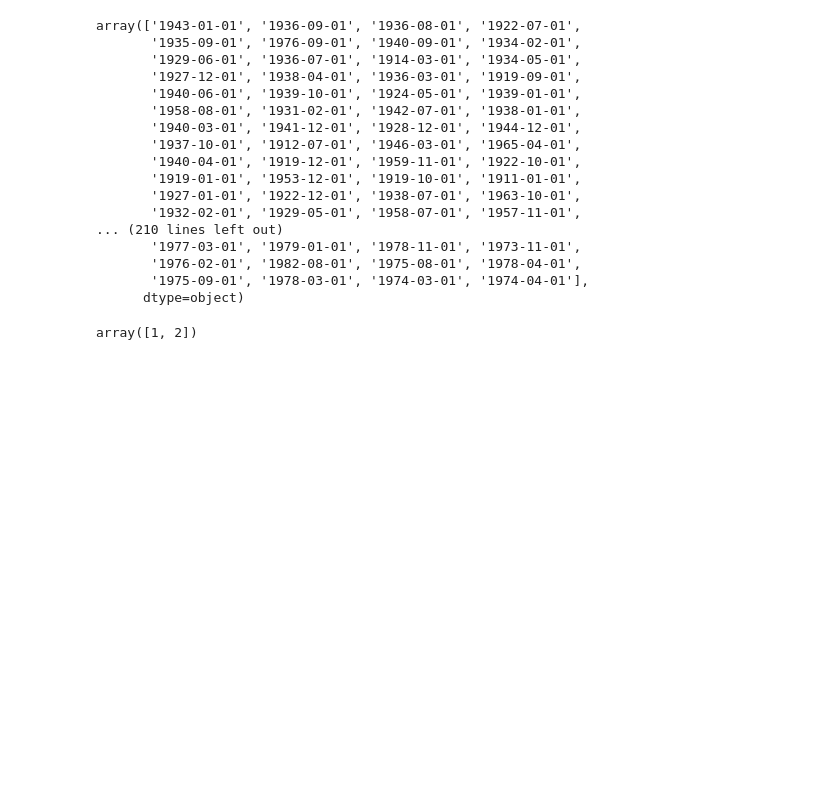
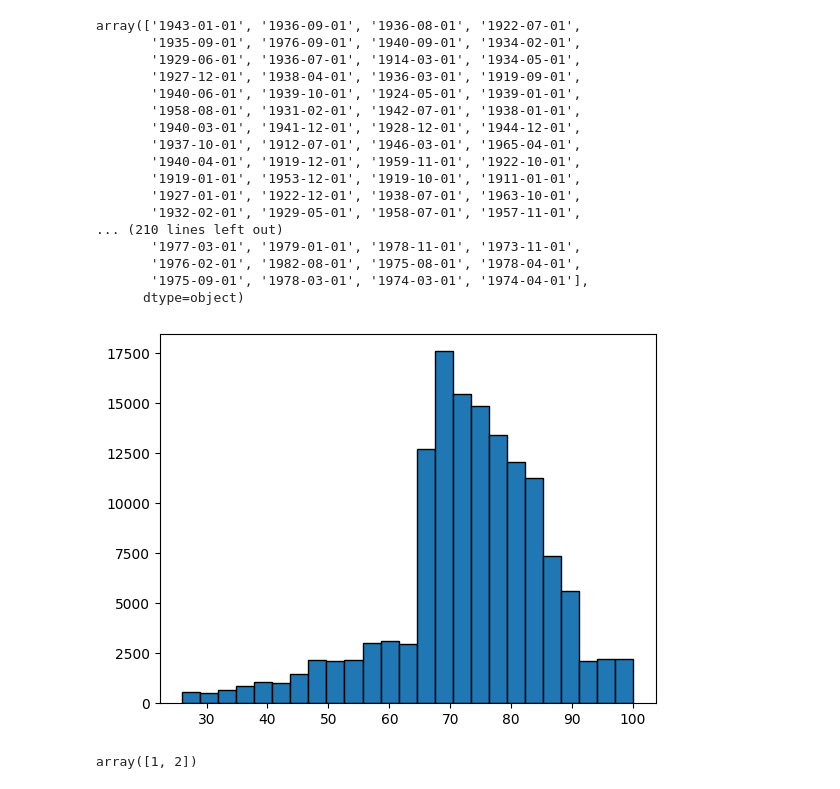
Before and after one commit to dantrainor9/Health-Claims-Fraud, a Jupyter notebook: Health_claims_fraud.ipynb, the cells around one changed output. Cells and saved outputs as stored; diff of their text form; code cells hidden in the pictures; blank space fills up the shorter version.

```diff
--- a/Health_claims_fraud.ipynb
+++ b/Health_claims_fraud.ipynb
@@ -96,7 +97,15 @@ array(['1943-01-01', '1936-09-01', '1936-08-01', '1922-07-01',
+# %%
+df_train_ben['DOD'].fillna('2009-12-01', inplace=True)
 # %%
 #changing DOD and DOB to datetime data types
 df_train_ben['DOD'] = pd.to_datetime(df_train_ben['DOD'], format='%Y-%m-%d')
 df_train_ben['DOB'] = pd.to_datetime(df_train_ben['DOB'], format='%Y-%m-%d')
+# %%
+df_train_ben['Age']= df_train_ben['DOD'].dt.year - df_train_ben['DOB'].dt.year
+# %%
+plt.hist(df_train_ben['Age'],edgecolor='k',bins=25);
+# %% [output]
+[figure, added]
 # %%
 df_train_ben['Gender'].unique()
 # %% [output]
```
Also changed, not shown: parts of 1 cell of this notebook.
